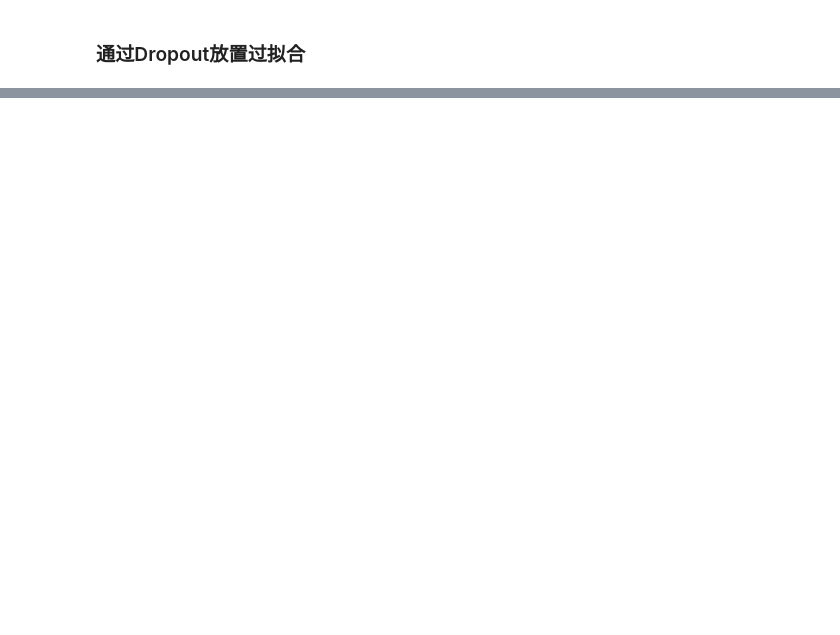
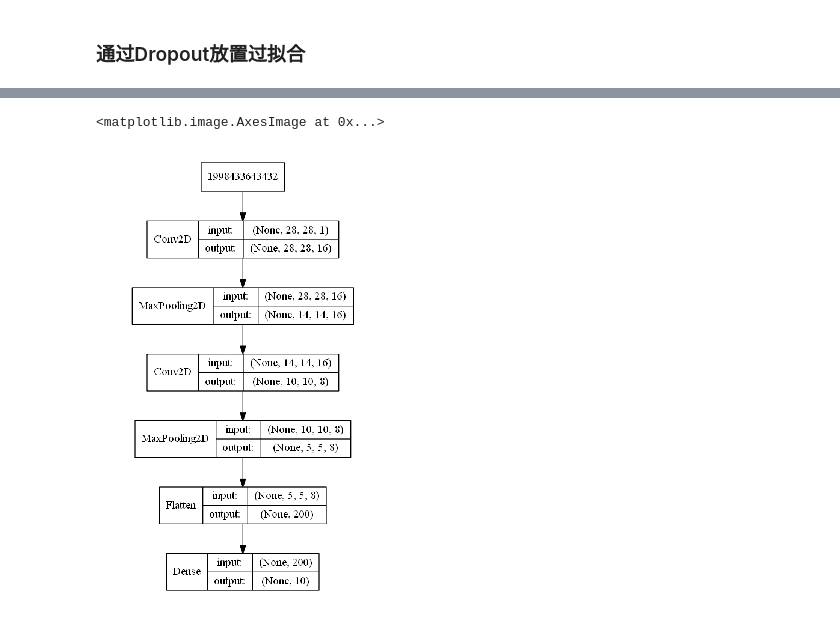
Before and after one commit to youerning/aiplayground, a Jupyter notebook: keras_helloworld.ipynb, the cells around one changed output, grey strips where cells are left out. Cells and saved outputs as stored; diff of their text form; code cells hidden in the pictures; blank space fills up the shorter version.

```diff
--- a/keras_helloworld.ipynb
+++ b/keras_helloworld.ipynb
@@ -278,0 +642,32 @@ Epoch 4/4
+# %%
+from keras.layers import Conv2D, MaxPool2D, Flatten
+
+model6 = Sequential()
+# 至少传入参数filters, kernel_size
+# 即 多少个filter, 每次filter的单位是多少,默认步长是(1, 1), padding是vaild
+# padding=same, 代表在卷积之后,使得输出与原输入一样
+# valid 代表不填充
+model6.add(Conv2D(16, (3, 3), input_shape=(28, 28, 1), padding="same", activation="relu"))
+# 卷积层输出 16 * 28 * 28
+# 一般卷积层后面紧接着一个池化层,由于向下采样
+# 默认池化单位是(2, 2), 相当于削减1/4体积
+model6.add(MaxPool2D())
+model6.add(Conv2D(8, (5, 5)))
+# 卷积层输出 8 * 10 * 10
+model6.add(MaxPool2D())
+# 卷积网络超级费计算, 用CPU实在是煎熬
+model6.add(Flatten())
+model6.add(Dense(units=10, activation="softmax"))
+
+sgd6 = SGD(0.1)
+adm6 = Adam(0.005)
+
+model6.compile(adm6, loss="categorical_crossentropy", metrics=["accuracy"])
+plot_model(model6, to_file="model6.png", show_shapes=True, show_layer_names=False)
+img = plt.imread("model6.png")
+plt.figure(figsize=(8, 8))
+plt.axis("off")
+plt.imshow(img)
+# %% [output]
+<matplotlib.image.AxesImage at 0x...>
+[figure, added]
```
Also changed, not shown: parts of 29 cells of this notebook, 4 other files.
